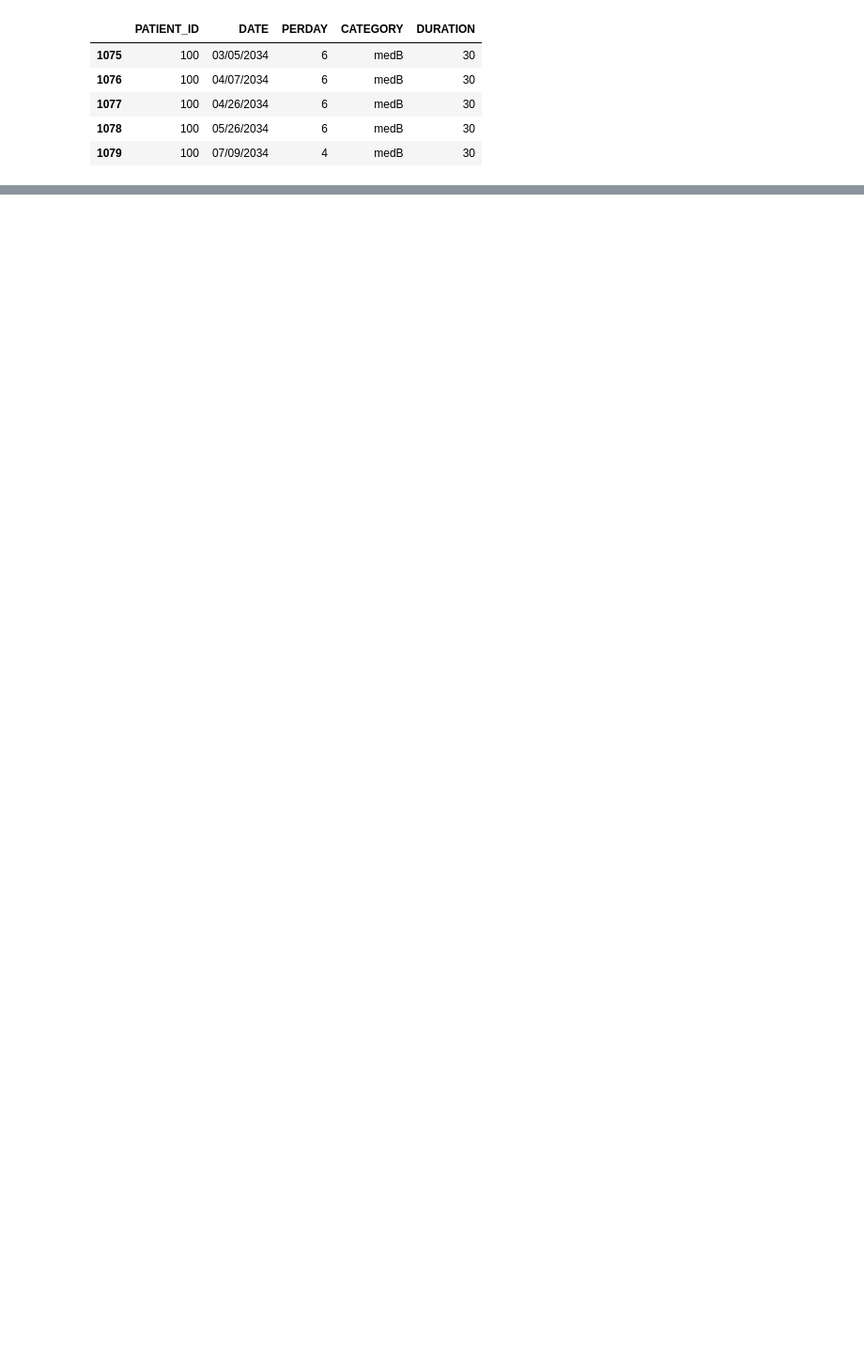
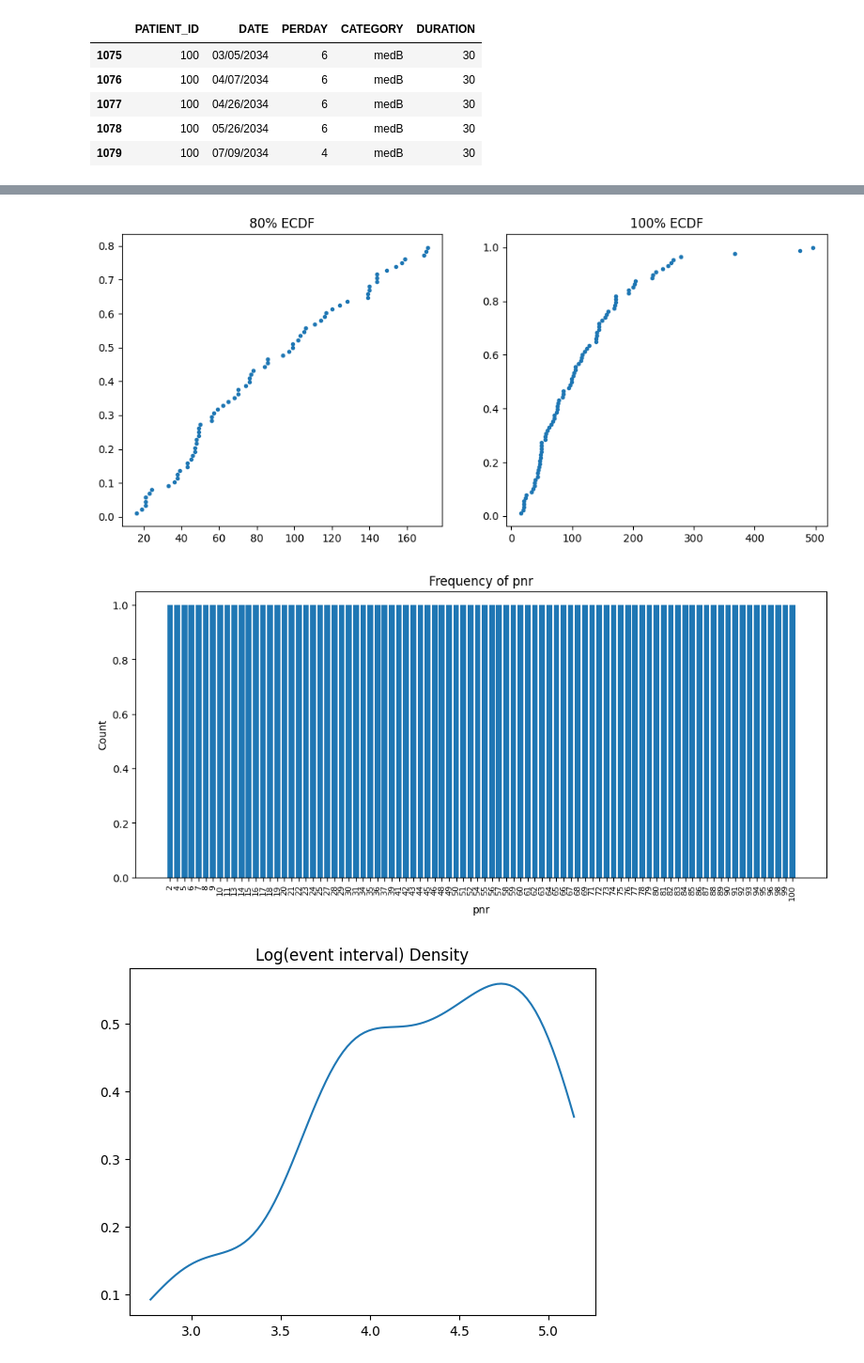
Before and after one commit to Despee2k/SEE_PY, a Jupyter notebook: implementation.ipynb, the cells around one changed output, grey strips where cells are left out. Shown at 94% size. Saved outputs shown, nothing was run; the diff lists cells and outputs as text; code cells hidden in the pictures; blank space fills up the shorter version.

Commit message:
feat: implemented SEE with hierarchal

```diff
--- a/implementation.ipynb
+++ b/implementation.ipynb
@@ -205,0 +341,7 @@ Optimal number of clusters (via silhouette): 2
+# %%
+medA = see_hierarchal("medA", sessa_df)
+see_assumption(medA)
+# %% [output]
+[figure, added]
+[figure, added]
+[figure, added]
```
Also changed, not shown: parts of 23 cells of this notebook, 1 other file.
